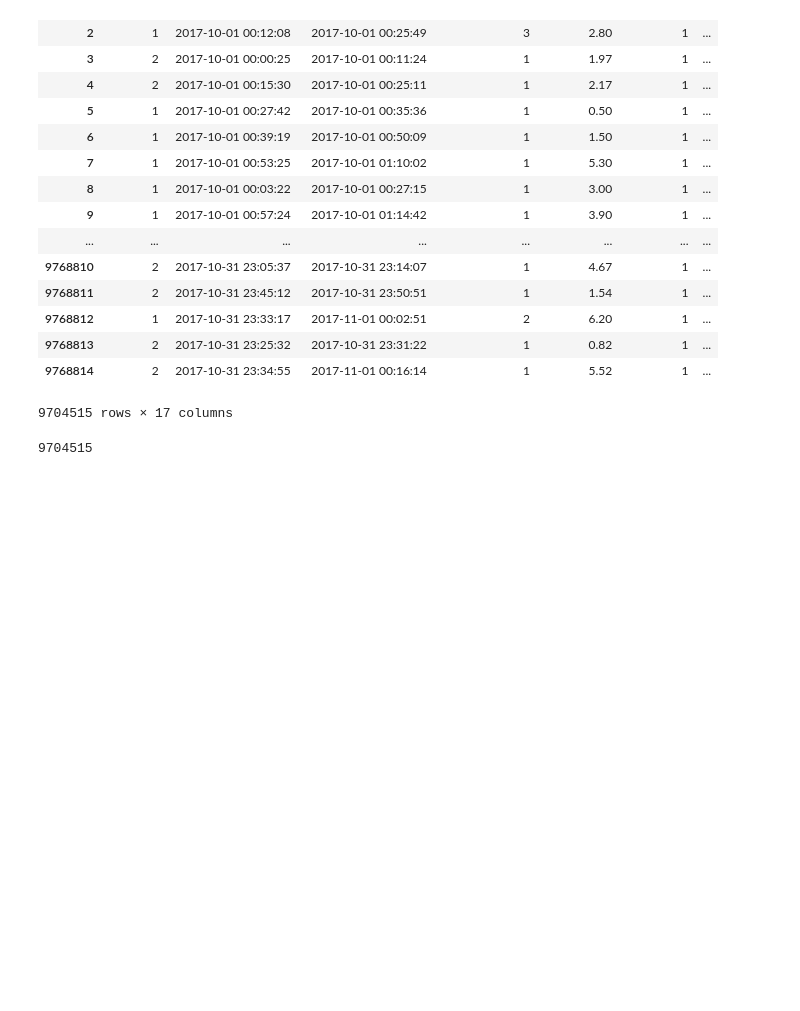
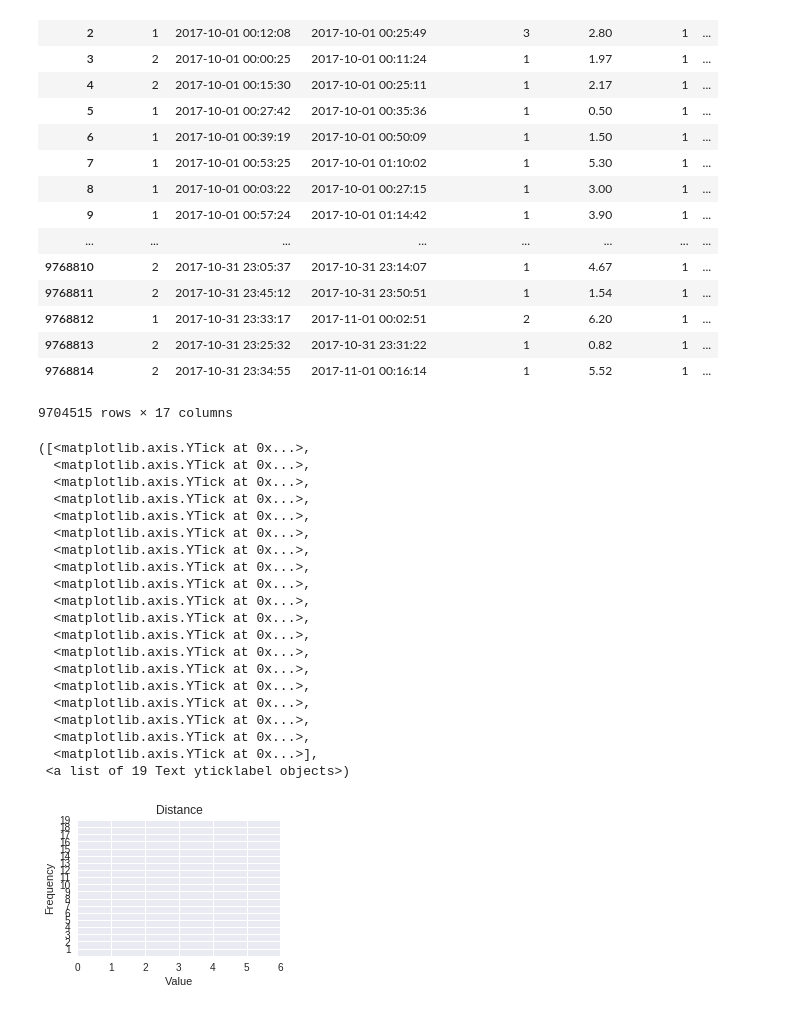
Before and after one commit to pelingundogdu/DSF-assignments, a Jupyter notebook: answers.ipynb, the cells around one changed output. Saved outputs shown, nothing was run; the diff lists cells and outputs as text; code cells hidden in the pictures; blank space fills up the shorter version.

```diff
--- a/answers.ipynb
+++ b/answers.ipynb
@@ -100,7 +100,3 @@ nyc_taxi_new
 | 9768813 | 2 | 2017-10-31 23:25:32 | 2017-10-31 23:31:22 | 1 | 0.82 | 1 | ... |
 | 9768814 | 2 | 2017-10-31 23:34:55 | 2017-11-01 00:16:14 | 1 | 5.52 | 1 | ... |
 9704515 rows × 17 columns
-# %%
-9768815 - 64300
-# %% [output]
-9704515
@@ -106,0 +112,34 @@ nyc_taxi_new
+# %%
+#gaussian_numbers = np.random.randn(1000)
+#plt.hist(nyc_taxi_new['trip_distance'])
+plt.subplot(221)
+#plt.plot(x, y)
+plt.title("Distance")
+plt.xlabel("Value")
+plt.ylabel("Frequency")
+
+
+plt.xticks(range(0, 7))
+plt.yticks(range(1, 20))
+# %% [output]
+([<matplotlib.axis.YTick at 0x...>,
+  <matplotlib.axis.YTick at 0x...>,
+  <matplotlib.axis.YTick at 0x...>,
+  <matplotlib.axis.YTick at 0x...>,
+  <matplotlib.axis.YTick at 0x...>,
+  <matplotlib.axis.YTick at 0x...>,
+  <matplotlib.axis.YTick at 0x...>,
+  <matplotlib.axis.YTick at 0x...>,
+  <matplotlib.axis.YTick at 0x...>,
+  <matplotlib.axis.YTick at 0x...>,
+  <matplotlib.axis.YTick at 0x...>,
+  <matplotlib.axis.YTick at 0x...>,
+  <matplotlib.axis.YTick at 0x...>,
+  <matplotlib.axis.YTick at 0x...>,
+  <matplotlib.axis.YTick at 0x...>,
+  <matplotlib.axis.YTick at 0x...>,
+  <matplotlib.axis.YTick at 0x...>,
+  <matplotlib.axis.YTick at 0x...>,
+  <matplotlib.axis.YTick at 0x...>],
+ <a list of 19 Text yticklabel objects>)
+[figure, added]
```
Also changed, not shown: parts of 5 cells of this notebook.
